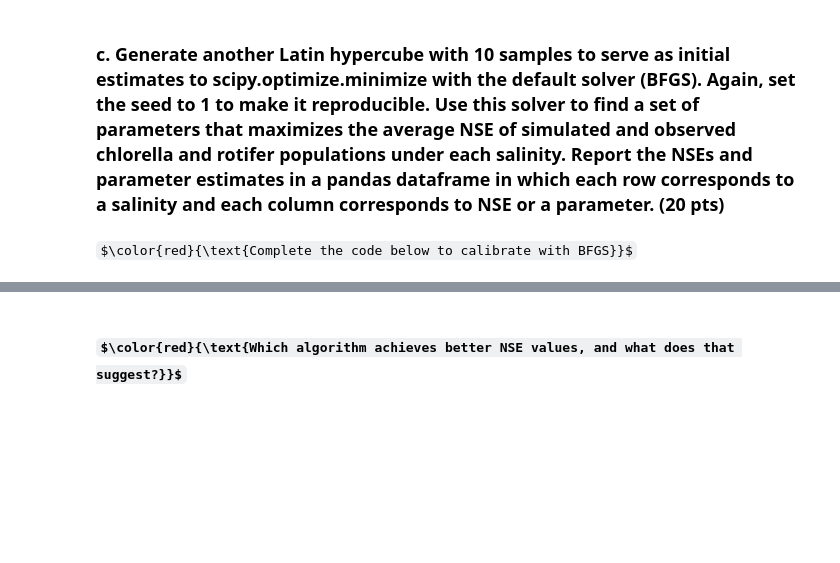
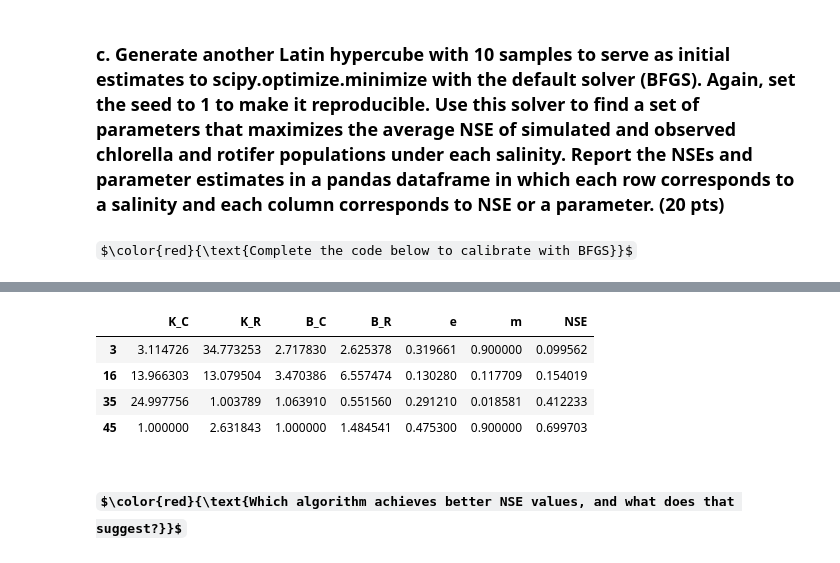
Before and after one commit to Wollmyth/HW_CE6215, a Jupyter notebook: Homework2_template.ipynb, the cells around one changed output, grey strips where cells are left out. Drawn from its saved outputs; the diff is of its cells as text; code cells hidden in the pictures; some formulas as TeX source; blank space fills up the shorter version.

```diff
--- a/Homework2_template.ipynb
+++ b/Homework2_template.ipynb
@@ -251,18 +250,31 @@ DE_results
 # %% [markdown]
 $\color{red}{\text{Complete the code below to calibrate with BFGS}}$
 # %%
+# generate initial population of 50 from Latin hypercube sample with seed=1
+sampler = ss.qmc.LatinHypercube(d=6,seed=1)
+sample = sampler.random(n=10)
+x0 = ss.qmc.scale(sample, l_bounds, u_bounds)
+x0
+
 # initialize data frame of 0s that will later store results
 BFGS_results = pd.DataFrame(columns=["K_C","K_R","B_C","B_R","e","m","NSE"],index=salinities,data=0.0)
+BFGS_x_best = np.zeros([7])
 
 # loop through salinities and optimize parameters with BFGS
 for salinity in dic_dfs.keys():
     df_obs = dic_dfs[salinity] # data of chlorella and rotifer populations at this salinity
     bestObj = np.inf # initialize the best objective value so far for this salinity at infinity
     # loop through initial starting points and update bestObj value and corresponding result if it improved
+    for i in range(10):
+      BFGSresult = minimize(ObjFunc, x0[i,:], bounds=bounds, args=(y0, time, df_obs))
+      if BFGSresult.fun < bestObj:
+         Best_x_results = BFGSresult.x
+         bestObj = BFGSresult.fun
+
 
 
     # fill data frame with parameter values and objective value (finish code below)
-    BFGS_results.iloc[np.where(BFGS_results.index == salinity),0:len(bounds)] = # parameter values
-    BFGS_results["NSE"].iloc[np.where(BFGS_results.index == salinity)] = # objective value
+    BFGS_results.iloc[np.where(BFGS_results.index == salinity),0:len(bounds)] = Best_x_results # parameter values
+    BFGS_results["NSE"].iloc[np.where(BFGS_results.index == salinity)] = -bestObj # objective value
 
-BFGSresults
+BFGSresult
@@ -269,3 +304,11 @@ BFGSresults
+# %%
+BFGS_results
+# %% [output]
+|  | K_C | K_R | B_C | B_R | e | m | NSE |
+| 3 | 3.114726 | 34.773253 | 2.717830 | 2.625378 | 0.319661 | 0.900000 | 0.099562 |
+| 16 | 13.966303 | 13.079504 | 3.470386 | 6.557474 | 0.130280 | 0.117709 | 0.154019 |
+| 35 | 24.997756 | 1.003789 | 1.063910 | 0.551560 | 0.291210 | 0.018581 | 0.412233 |
+| 45 | 1.000000 | 2.631843 | 1.000000 | 1.484541 | 0.475300 | 0.900000 | 0.699703 |
 # %% [markdown]
 ### $\color{red}{\text{Which algorithm achieves better NSE values, and what does that suggest?}}$
 # %% [markdown]
```
Also changed, not shown: parts of 5 cells of this notebook.
